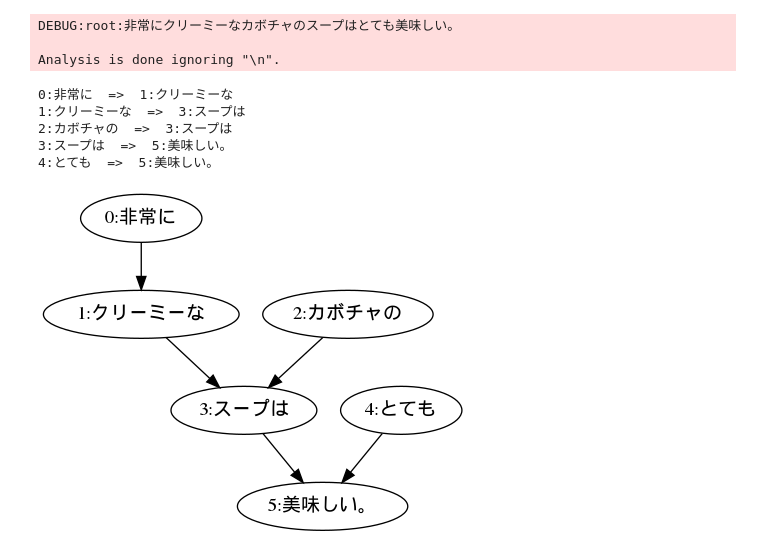
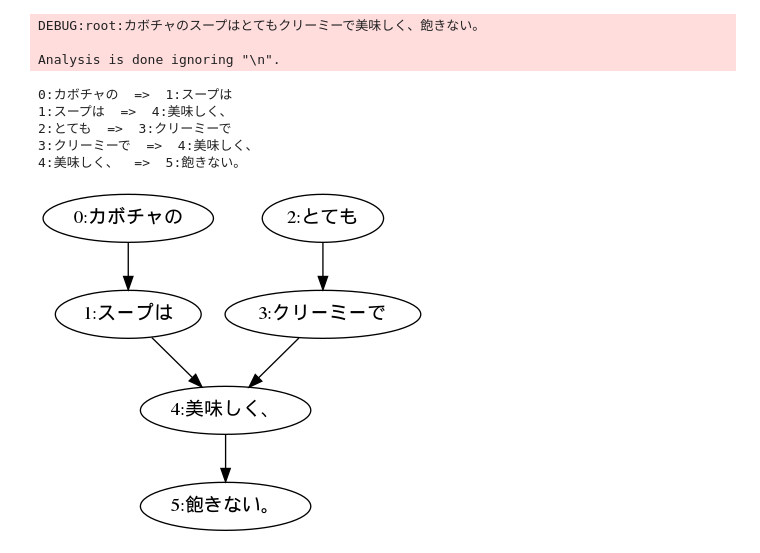
Before and after one commit to BDA2019TeamA/NLPLibrary, a Jupyter notebook: knpws.ipynb, the cells around one changed output. Cells and saved outputs as stored; diff of their text form; code cells hidden in the pictures.

```diff
--- a/knpws.ipynb
+++ b/knpws.ipynb
@@ -6,26 +6,26 @@ import pandas as pd
 # %%
 knp = KNP(option = '-tab -anaphora', jumanpp=True)
 #text = """肉汁がドバっと溢れるタイプのとんかつではなく、ホロり優しく噛み切れる柔らかいサッパリとんかつ。平たく大きいので、叩いて薄くした感じなのかな？と思いきや、食べ応えのある適度な厚さが保たれている。味としては、豚の味と香りがしっかりと包み込まれている王道とんかつ
 #"""
-text = """非常にクリーミーなカボチャのスープはとても美味しい。
+text = """カボチャのスープはとてもクリーミーで美味しく、飽きない。
 """
 #text = """オーストラリアの広大な大地で、抗生物質等を全く使用していない飼料により育てられた、黒毛和牛血統の黒牛を使用したローストビーフ。赤身の旨みが引き立っています。豪州黒牛は、女性に特に必要とされる亜鉛、鉄、ビタミンＢを豊富に含んでおり、ヘルシーフードとして注目されております。
 #"""
 #text = """噛むとカリっ、サクっと気持ちの良い音が聞こえ、ふわふわジューシーな鶏肉が顔を出す。香ばしい衣(パン粉)の味が広がり、すぐにアツアツの甘い肉汁が染み出し、衣と一緒になって更に美味しさが増す。
 #"""
 
 comment_list = pyknp_make_commentlist(text, knp, lines_split=False)
 pyknp_dependency_visualize(comment_list, withstr=True)
 # %% [output]
-DEBUG:root:非常にクリーミーなカボチャのスープはとても美味しい。
+DEBUG:root:カボチャのスープはとてもクリーミーで美味しく、飽きない。
 
 Analysis is done ignoring "\n".
-0:非常に  =>  1:クリーミーな
-1:クリーミーな  =>  3:スープは
-2:カボチャの  =>  3:スープは
-3:スープは  =>  5:美味しい。
-4:とても  =>  5:美味しい。
+0:カボチャの  =>  1:スープは
+1:スープは  =>  4:美味しく、
+2:とても  =>  3:クリーミーで
+3:クリーミーで  =>  4:美味しく、
+4:美味しく、  =>  5:飽きない。
-[figure, old version]
+[figure, new version]
 # %%
 pyknp_morph2df(comment_list, output=True)
 # %% [output]
```
Also changed, not shown: parts of 5 cells of this notebook, 1 other file.
